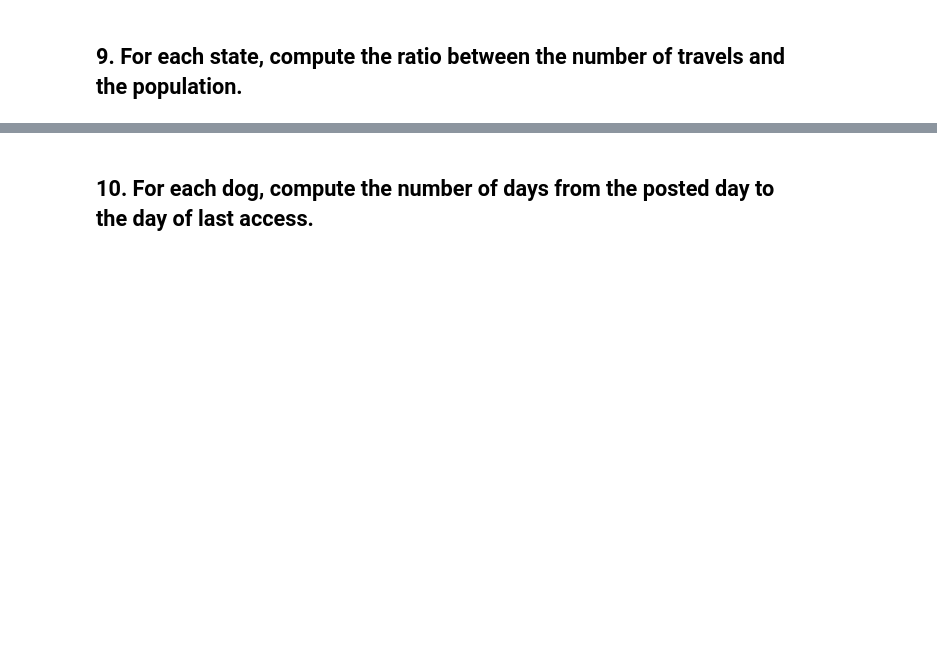
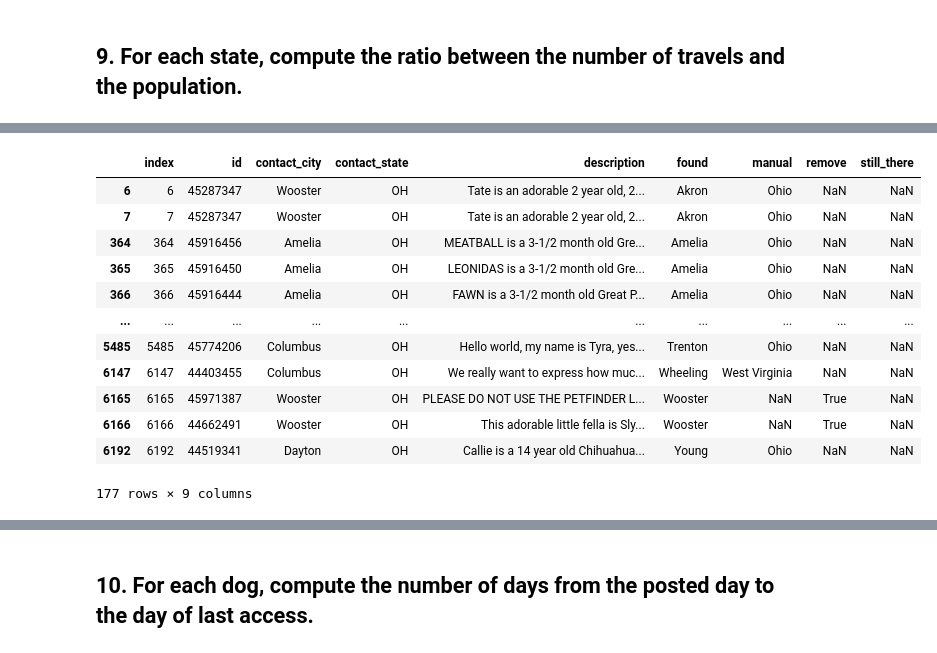
Before and after one commit to mat1218B/ProjectOfComputerScience, a Jupyter notebook: Project-CS_2022.ipynb, the cells around one changed output, grey strips where cells are left out. Saved outputs shown, nothing was run; the diff lists cells and outputs as text; code cells hidden in the pictures; blank space fills up the shorter version.

```diff
--- a/Project-CS_2022.ipynb
+++ b/Project-CS_2022.ipynb
@@ -235,0 +258,16 @@ AgeSize
+# %%
+dogTravel[dogTravel['contact_state'] == 'OH']
+# %% [output]
+|  | index | id | contact_city | contact_state | description | found | manual | remove | still_there |
+| 6 | 6 | 45287347 | Wooster | OH | Tate is an adorable 2 year old, 2... | Akron | Ohio | NaN | NaN |
+| 7 | 7 | 45287347 | Wooster | OH | Tate is an adorable 2 year old, 2... | Akron | Ohio | NaN | NaN |
+| 364 | 364 | 45916456 | Amelia | OH | MEATBALL is a 3-1/2 month old Gre... | Amelia | Ohio | NaN | NaN |
+| 365 | 365 | 45916450 | Amelia | OH | LEONIDAS is a 3-1/2 month old Gre... | Amelia | Ohio | NaN | NaN |
+| 366 | 366 | 45916444 | Amelia | OH | FAWN is a 3-1/2 month old Great P... | Amelia | Ohio | NaN | NaN |
+| ... | ... | ... | ... | ... | ... | ... | ... | ... | ... |
+| 5485 | 5485 | 45774206 | Columbus | OH | Hello world, my name is Tyra, yes... | Trenton | Ohio | NaN | NaN |
+| 6147 | 6147 | 44403455 | Columbus | OH | We really want to express how muc... | Wheeling | West Virginia | NaN | NaN |
+| 6165 | 6165 | 45971387 | Wooster | OH | PLEASE DO NOT USE THE PETFINDER L... | Wooster | NaN | True | NaN |
+| 6166 | 6166 | 44662491 | Wooster | OH | This adorable little fella is Sly... | Wooster | NaN | True | NaN |
+| 6192 | 6192 | 44519341 | Dayton | OH | Callie is a 14 year old Chihuahua... | Young | Ohio | NaN | NaN |
+177 rows × 9 columns
```
Also changed, not shown: parts of 12 cells of this notebook.
